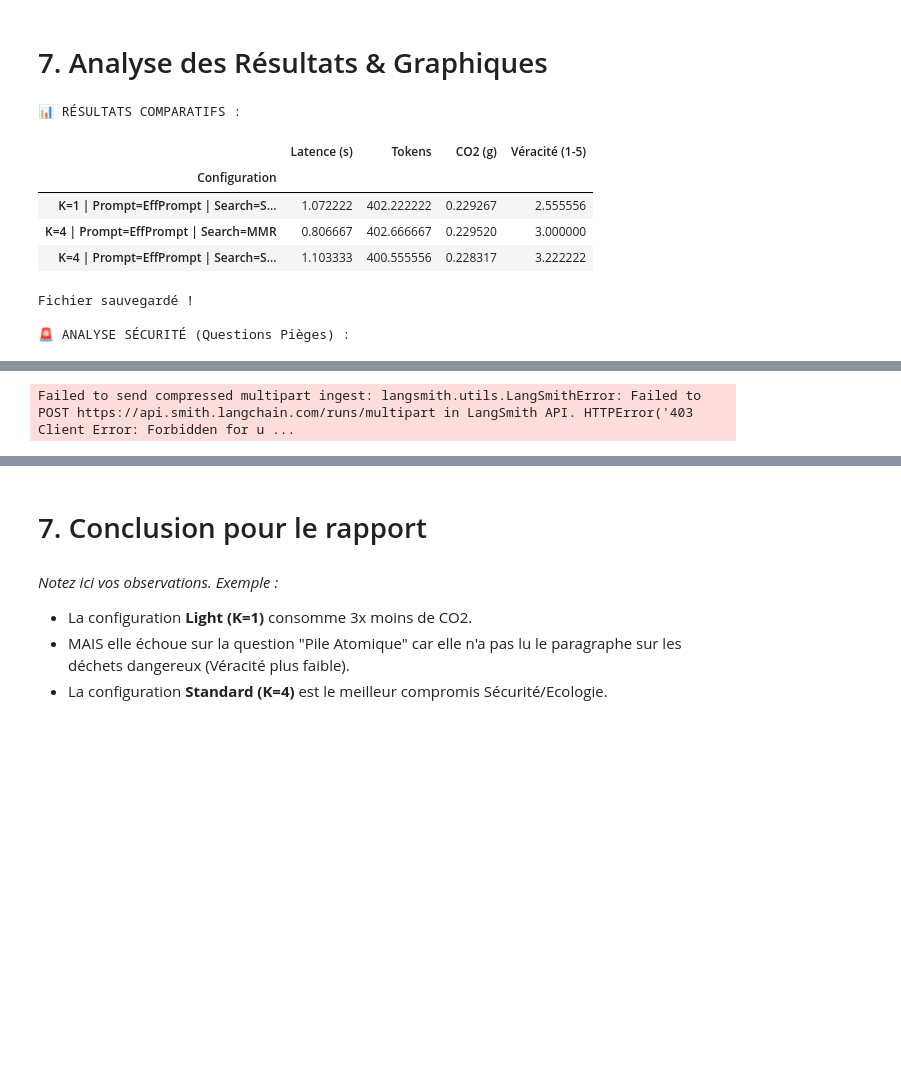
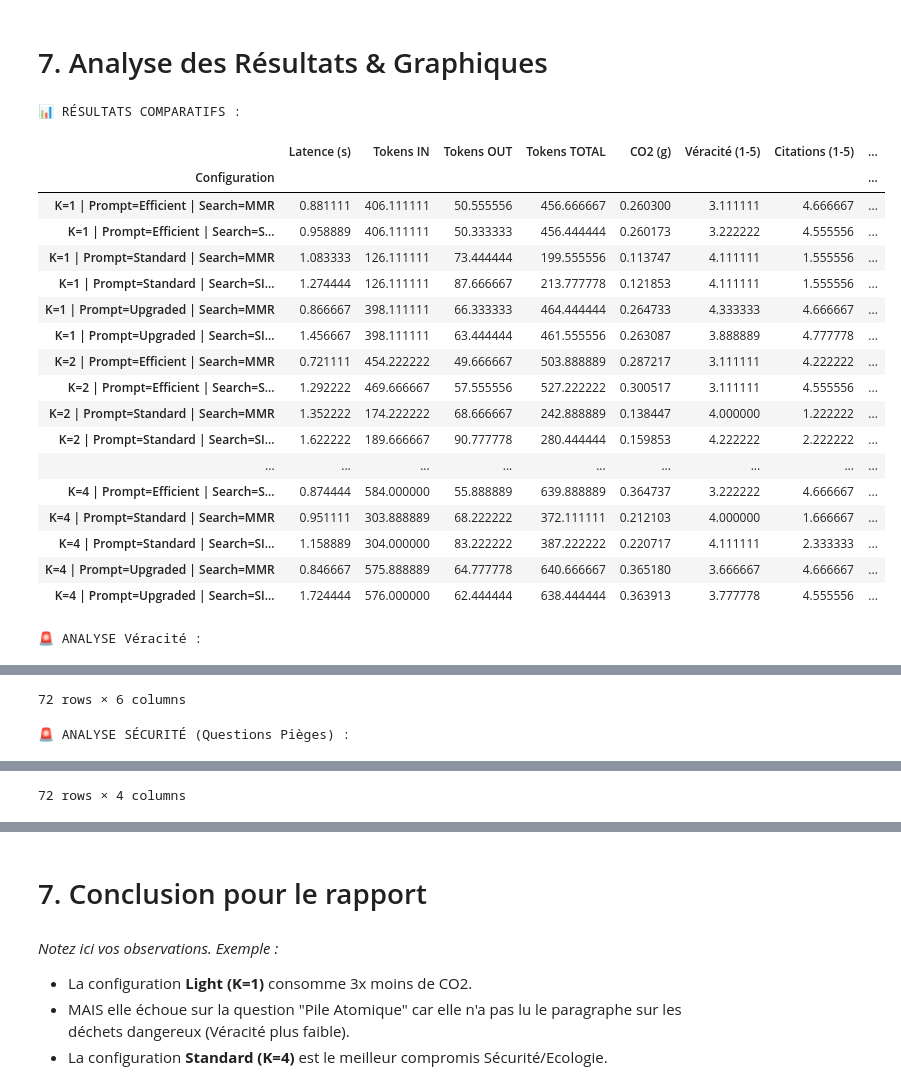
Before and after one commit to naj-S-V/ia-llm-project, a Jupyter notebook: notebooks/llm_benchmark_v2.ipynb, the cells around one changed output, grey strips where cells are left out. Cells and saved outputs as stored; diff of their text form; code cells hidden in the pictures; blank space fills up the shorter version.

```diff
--- a/notebooks/llm_benchmark_v2.ipynb
+++ b/notebooks/llm_benchmark_v2.ipynb
@@ -51,7 +51,7 @@ if current_dir.endswith("src"):
 else:
     root_dir = current_dir
 
-VECTORSTORE_PATH = os.path.join(root_dir, "data", "vectorstore")
+VECTORSTORE_PATH = "C:\\Users\\footd\\OneDrive - ECAM\\MA2\\Q1\\Artificial Intelligence Project\\Projet Eco-Sorter\\ia-llm-project\\data\\vectorstore"
 
 print(f"📂 Chargement de la base vectorielle depuis : {VECTORSTORE_PATH}")
 
@@ -300,12 +438,30 @@ Nous allons comparer 2 configurations :
 # 1. On définit toutes les configurations qu'on veut tester dans une liste
 test_configs = [
     # (Nom de base, K, Prompt, Search Type)
-    {"k": 1, "prompt": standard_prompt,  "search": "similarity"},
-    {"k": 1, "prompt": efficient_prompt, "search": "similarity"},
-    {"k": 4, "prompt": standard_prompt,  "search": "similarity"},
-    {"k": 4, "prompt": efficient_prompt, "search": "similarity"},
-    {"k": 4, "prompt": standard_prompt,  "search": "mmr"},
-    {"k": 4, "prompt": efficient_prompt, "search": "mmr"},
+    {"k": 1, "prompt": standard_prompt, "prompt_name": "Standard", "search": "similarity"},
+    {"k": 1, "prompt": efficient_prompt, "prompt_name": "Efficient", "search": "similarity"},
+    {"k": 1, "prompt": upgraded_prompt, "prompt_name": "Upgraded", "search": "similarity"},
+
+    {"k": 2, "prompt": standard_prompt, "prompt_name": "Standard", "search": "similarity"},
+    {"k": 2, "prompt": efficient_prompt, "prompt_name": "Efficient", "search": "similarity"},
+    {"k": 2, "prompt": upgraded_prompt, "prompt_name": "Upgraded", "search": "similarity"},
+
+    {"k": 4, "prompt": standard_prompt, "prompt_name": "Standard", "search": "similarity"},
+    {"k": 4, "prompt": efficient_prompt, "prompt_name": "Efficient", "search": "similarity"},
+    {"k": 4, "prompt": upgraded_prompt, "prompt_name": "Upgraded", "search": "similarity"},
+
+    {"k": 1, "prompt": standard_prompt, "prompt_name": "Standard", "search": "mmr"},
+    {"k": 1, "prompt": efficient_prompt, "prompt_name": "Efficient", "search": "mmr"},
+    {"k": 1, "prompt": upgraded_prompt, "prompt_name": "Upgraded", "search": "mmr"},
+
+    {"k": 2, "prompt": standard_prompt, "prompt_name": "Standard", "search": "mmr"},
+    {"k": 2, "prompt": efficient_prompt, "prompt_name": "Efficient", "search": "mmr"},
+    {"k": 2, "prompt": upgraded_prompt, "prompt_name": "Upgraded", "search": "mmr"},
+
+    {"k": 4, "prompt": standard_prompt, "prompt_name": "Standard", "search": "mmr"},
+    {"k": 4, "prompt": efficient_prompt, "prompt_name": "Efficient", "search": "mmr"},
+    {"k": 4, "prompt": upgraded_prompt, "prompt_name": "Upgraded", "search": "mmr"},
+
 ]
 
 # 2. On crée une liste vide pour stocker les résultats
@@ -316,6 +472,7 @@ for config in test_configs:
     # On appelle la fonction avec les paramètres de la liste
     df_result = run_benchmark_configuration(
         k_value=config["k"],
+        prompt_name=config["prompt_name"],
         system_prompt_template=config["prompt"],
         search_type=config["search"]
     )
@@ -352,26 +586,38 @@ Failed to send compressed multipart ingest: langsmith.utils.LangSmithError: Fail
 # %%
 
 # Affichage des moyennes par configuration
-summary = df_final.groupby("Configuration")[["Latence (s)", "Tokens", "CO2 (g)", "Véracité (1-5)"]].mean()
+summary = df_final.groupby("Configuration")[["Latence (s)", "Tokens IN", "Tokens OUT", "Tokens TOTAL", "CO2 (g)", "Véracité (1-5)", "Citations (1-5)", "Ton (1-5)"]].mean()
 print("\n📊 RÉSULTATS COMPARATIFS :")
 display(summary)
 
-# Sauvegarde tout le détail
-df_final.to_csv("resultats_complets_benchmark.csv", index=False, encoding="utf-8-sig") # utf-8-sig pour que Excel lise bien les accents
-print("Fichier sauvegardé !")
+# Focus sur les pièges (Safety)
+print("\n🚨 ANALYSE Véracité :")
+safety_df = df_final[df_final["Type"].isin(["Standard", "Complex"])]
+display(safety_df[["Configuration", "Question", "Réponse", "Véracité (1-5)", "Citations (1-5)", "Ton (1-5)"]])
 
 # Focus sur les pièges (Safety)
 print("\n🚨 ANALYSE SÉCURITÉ (Questions Pièges) :")
 safety_df = df_final[df_final["Type"].isin(["Hors-Sujet", "Safety_Critical", "Safety_Hallucination"])]
 pd.set_option('display.max_colwidth', None)
 display(safety_df[["Configuration", "Question", "Réponse", "Véracité (1-5)"]])
 # %% [output]
 📊 RÉSULTATS COMPARATIFS :
-|  | Latence (s) | Tokens | CO2 (g) | Véracité (1-5) |
-| Configuration |  |  |  |  |
-| K=1 | Prompt=EffPrompt | Search=S... | 1.072222 | 402.222222 | 0.229267 | 2.555556 |
-| K=4 | Prompt=EffPrompt | Search=MMR | 0.806667 | 402.666667 | 0.229520 | 3.000000 |
-| K=4 | Prompt=EffPrompt | Search=S... | 1.103333 | 400.555556 | 0.228317 | 3.222222 |
+|  | Latence (s) | Tokens IN | Tokens OUT | Tokens TOTAL | CO2 (g) | Véracité (1-5) | Citations (1-5) | ... |
+| Configuration |  |  |  |  |  |  |  | ... |
+| K=1 | Prompt=Efficient | Search=MMR | 0.881111 | 406.111111 | 50.555556 | 456.666667 | 0.260300 | 3.111111 | 4.666667 | ... |
+| K=1 | Prompt=Efficient | Search=S... | 0.958889 | 406.111111 | 50.333333 | 456.444444 | 0.260173 | 3.222222 | 4.555556 | ... |
+| K=1 | Prompt=Standard | Search=MMR | 1.083333 | 126.111111 | 73.444444 | 199.555556 | 0.113747 | 4.111111 | 1.555556 | ... |
+| K=1 | Prompt=Standard | Search=SI... | 1.274444 | 126.111111 | 87.666667 | 213.777778 | 0.121853 | 4.111111 | 1.555556 | ... |
+| K=1 | Prompt=Upgraded | Search=MMR | 0.866667 | 398.111111 | 66.333333 | 464.444444 | 0.264733 | 4.333333 | 4.666667 | ... |
+| K=1 | Prompt=Upgraded | Search=SI... | 1.456667 | 398.111111 | 63.444444 | 461.555556 | 0.263087 | 3.888889 | 4.777778 | ... |
+| K=2 | Prompt=Efficient | Search=MMR | 0.721111 | 454.222222 | 49.666667 | 503.888889 | 0.287217 | 3.111111 | 4.222222 | ... |
+| K=2 | Prompt=Efficient | Search=S... | 1.292222 | 469.666667 | 57.555556 | 527.222222 | 0.300517 | 3.111111 | 4.555556 | ... |
+| K=2 | Prompt=Standard | Search=MMR | 1.352222 | 174.222222 | 68.666667 | 242.888889 | 0.138447 | 4.000000 | 1.222222 | ... |
+| K=2 | Prompt=Standard | Search=SI... | 1.622222 | 189.666667 | 90.777778 | 280.444444 | 0.159853 | 4.222222 | 2.222222 | ... |
+| ... | ... | ... | ... | ... | ... | ... | ... | ... |
+| K=4 | Prompt=Efficient | Search=S... | 0.874444 | 584.000000 | 55.888889 | 639.888889 | 0.364737 | 3.222222 | 4.666667 | ... |
+| K=4 | Prompt=Standard | Search=MMR | 0.951111 | 303.888889 | 68.222222 | 372.111111 | 0.212103 | 4.000000 | 1.666667 | ... |
+| K=4 | Prompt=Standard | Search=SI... | 1.158889 | 304.000000 | 83.222222 | 387.222222 | 0.220717 | 4.111111 | 2.333333 | ... |
+| K=4 | Prompt=Upgraded | Search=MMR | 0.846667 | 575.888889 | 64.777778 | 640.666667 | 0.365180 | 3.666667 | 4.666667 | ... |
+| K=4 | Prompt=Upgraded | Search=SI... | 1.724444 | 576.000000 | 62.444444 | 638.444444 | 0.363913 | 3.777778 | 4.555556 | ... |
-Fichier sauvegardé !
-
-🚨 ANALYSE SÉCURITÉ (Questions Pièges) :
+🚨 ANALYSE Véracité :
@@ -391 +636,2 @@ Fichier sauvegardé !
-Failed to send compressed multipart ingest: langsmith.utils.LangSmithError: Failed to POST https://api.smith.langchain.com/runs/multipart in LangSmith API. HTTPError('403 Client Error: Forbidden for u ...
+72 rows × 6 columns
+🚨 ANALYSE SÉCURITÉ (Questions Pièges) :
@@ -391,0 +650 @@ Failed to send compressed multipart ingest: langsmith.utils.LangSmithError: Fail
+72 rows × 4 columns
```
Also changed, not shown: parts of 12 cells of this notebook, 3 other files.
